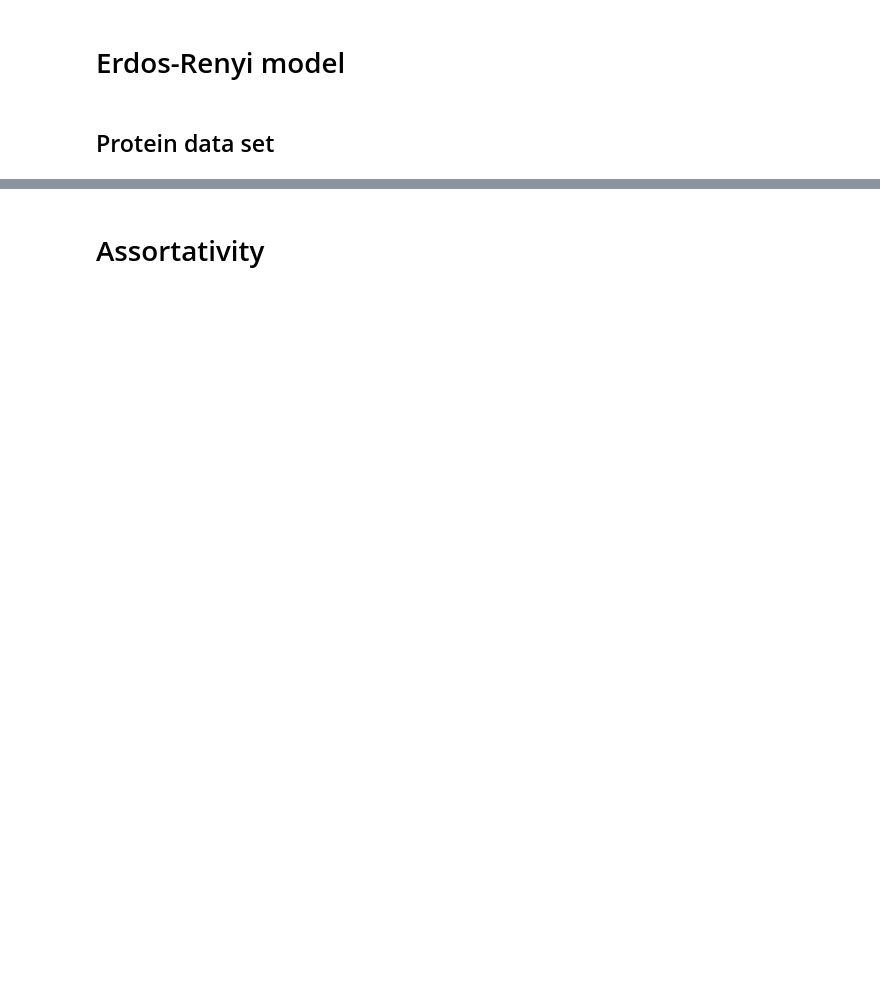
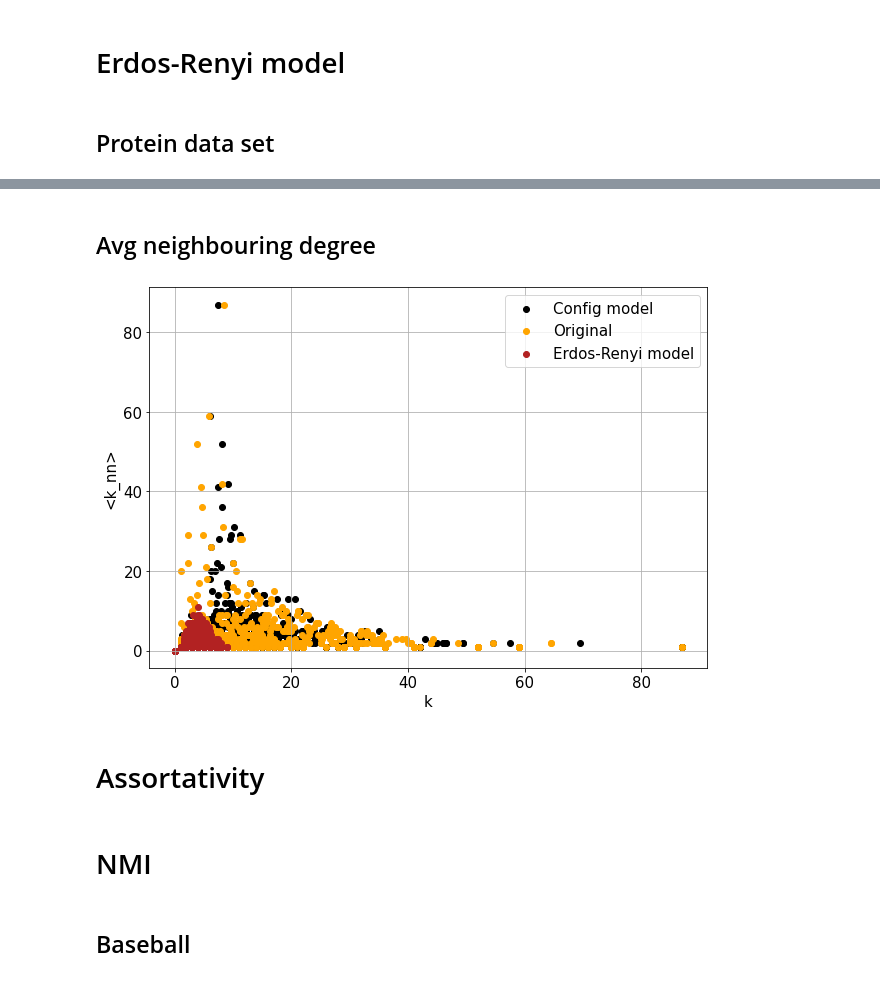
Before and after one commit to domonkoshaffner/network_visualisation, a Jupyter notebook: main_project_network.ipynb, the cells around one changed output, grey strips where cells are left out. Drawn from its saved outputs; the diff is of its cells as text; code cells hidden in the pictures; blank space fills up the shorter version.

```diff
--- a/main_project_network.ipynb
+++ b/main_project_network.ipynb
@@ -1718,0 +1781,7 @@ plt.show()
+# %%
+node1 = list(protein_config_model_graph.edges)[0][0]
+node2 = list(protein_config_model_graph.edges)[0][1]
+
+edge1 = [node1, node2]
+
+edge1
@@ -1817,3 +1959,41 @@ network_properties(G)
+# %% [markdown]
+## Avg neighbouring degree
+# %%
+# Neighbour clustering coefficient
+
+#protein config
+avg_neighb_degree_protein_config = list(nx.algorithms.assortativity.average_neighbor_degree(protein_config_model_graph).values())
+degree_protein_config = np.array(protein_config_model_graph.degree).T[1]
+
+#protein orig
+avg_neighb_degree_protein = list(nx.algorithms.assortativity.average_neighbor_degree(proteins_graph).values())
+degree_protein = np.array(proteins_graph.degree).T[1]
+
+#protein erdos
+avg_neighb_degree_protein_erdos = list(nx.algorithms.assortativity.average_neighbor_degree(G).values())
+degree_protein_erdos = np.array(G.degree).T[1]
+# %%
+# Plotting the results
+
+plt.figure(figsize = (10,7))
+
+plt.scatter(avg_neighb_degree_protein_config, degree_protein_config, color = 'black', label = 'Config model')
+plt.scatter(avg_neighb_degree_protein, degree_protein, color = 'orange', label = 'Original')
+plt.scatter(avg_neighb_degree_protein_erdos, degree_protein_erdos, color = 'firebrick', label = 'Erdos-Renyi model')
+
+plt.xlabel('k')
+plt.ylabel('<k_nn>')
+
+#plt.yscale('log')
+
+plt.grid()
+plt.legend()
+
+#plt.savefig('config_original_erdos_protein_knn_k.jpg', dpi = 400)
+
+plt.show()
+# %% [output]
+[figure, added]
 # %% [markdown]
 # Assortativity
 # %%
@@ -1831,3 +2011,5 @@ print(trans_assort_coeff)
 
 movies_assort_coeff = nx.degree_pearson_correlation_coefficient(movies_graph)
 print(movies_assort_coeff)
+# %% [markdown]
+# NMI
@@ -1833,0 +2058,2 @@ print(movies_assort_coeff)
+# %% [markdown]
+## Baseball
```
Also changed, not shown: parts of 31 cells of this notebook.
